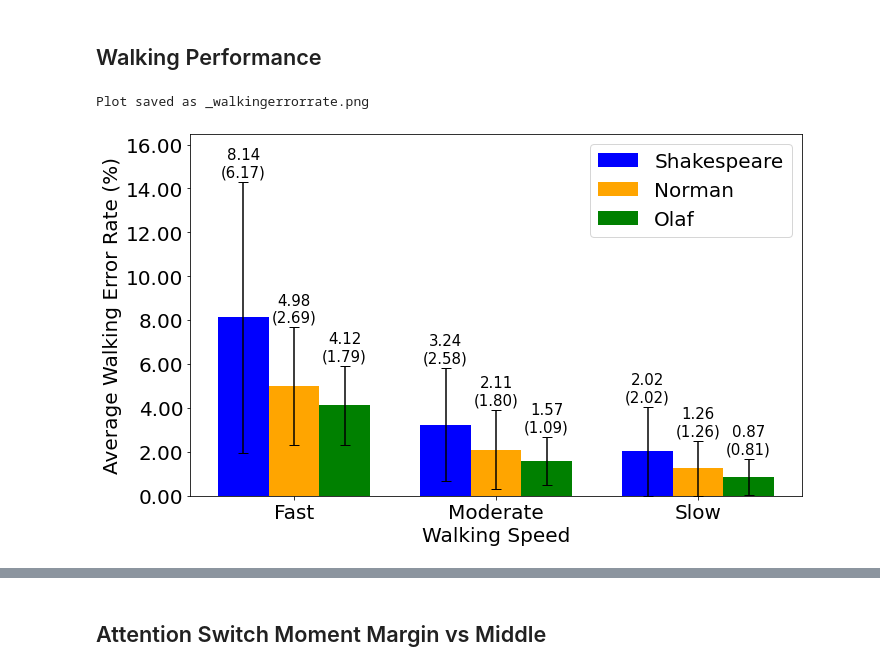
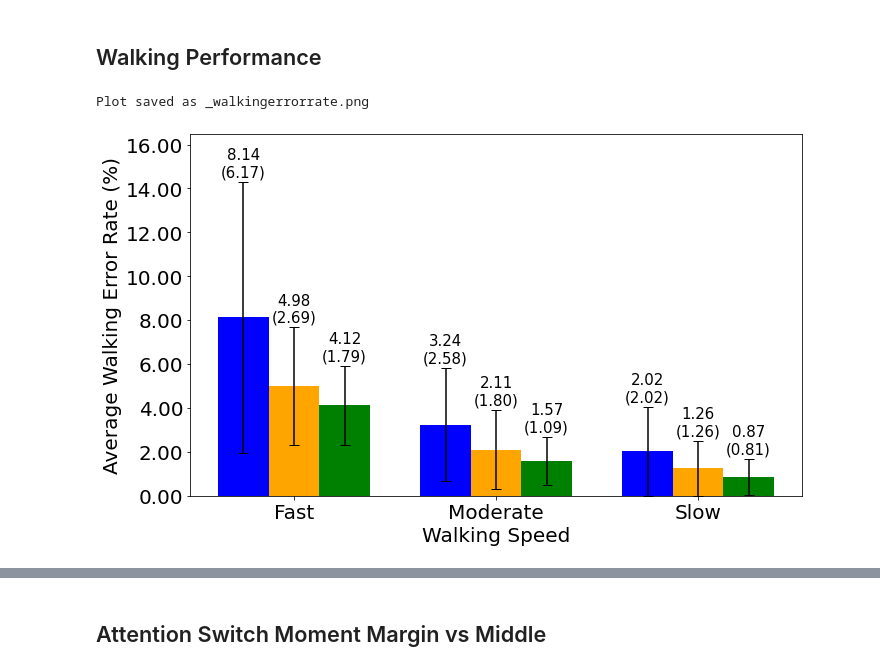
Before and after one commit to BaiYunpeng1949/heads-up-multitasker, a Jupyter notebook: hrl/envs/supervisory_control/results/Figure Drawer Supervisory Control Simulation Results.ipynb, the cells around one changed output, grey strips where cells are left out. Saved outputs shown, nothing was run; the diff lists cells and outputs as text; code cells hidden in the pictures.

```diff
--- a/hrl/envs/supervisory_control/results/Figure Drawer Supervisory Control Simulation Results.ipynb
+++ b/hrl/envs/supervisory_control/results/Figure Drawer Supervisory Control Simulation Results.ipynb
@@ -545,35 +545,35 @@ annotate_bars(ax, rects_b, means_b, std_b)
 annotate_bars(ax, rects_c, means_c, std_c)
 
 # Adjust y-axis limits
 all_means = means_a + means_b + means_c
 all_stds = std_a + std_b + std_c
 adjust_ylim(ax, all_means, all_stds)
 
 # Adjust the ytick labels
 y_values = ax.get_yticks()
 ax.set_yticklabels(['{:.2f}'.format(100 * val) for val in y_values])
 ax.yaxis.set_major_locator(FixedLocator(y_values))
 
 # ax.set_title("Inform Loss Across Different Background Event Update Levels", fontsize=14, fontweight='bold')
 ax.set_xlabel("Walking Speed", fontsize=20)
 ax.set_ylabel("Average Walking Error Rate (%)", fontsize=20)
 ax.set_xticks(x)
 ax.set_xticklabels(x_labels, fontsize=20)
 ax.tick_params(axis='y', labelsize=20)  # Adjust the fontsize as desired for y-axis
 
-ax.legend(fontsize=20)
+# ax.legend(fontsize=20)
 
 plt.tight_layout()
 
 # Save the plot to a local file
 # output_filename = 'walkingerrorrate.png'
 output_filename = '_walkingerrorrate.png'
 plt.savefig(output_filename, dpi=300, bbox_inches='tight')
 print(f'Plot saved as {output_filename}')
 plt.show()
 # %% [output]
 Plot saved as _walkingerrorrate.png
-[figure, old version]
+[figure, new version]
 # %%
 # Print some results
 mean_a_total = np.mean(means_a)
```
Also changed, not shown: parts of 3 cells of this notebook, 4 other files.
